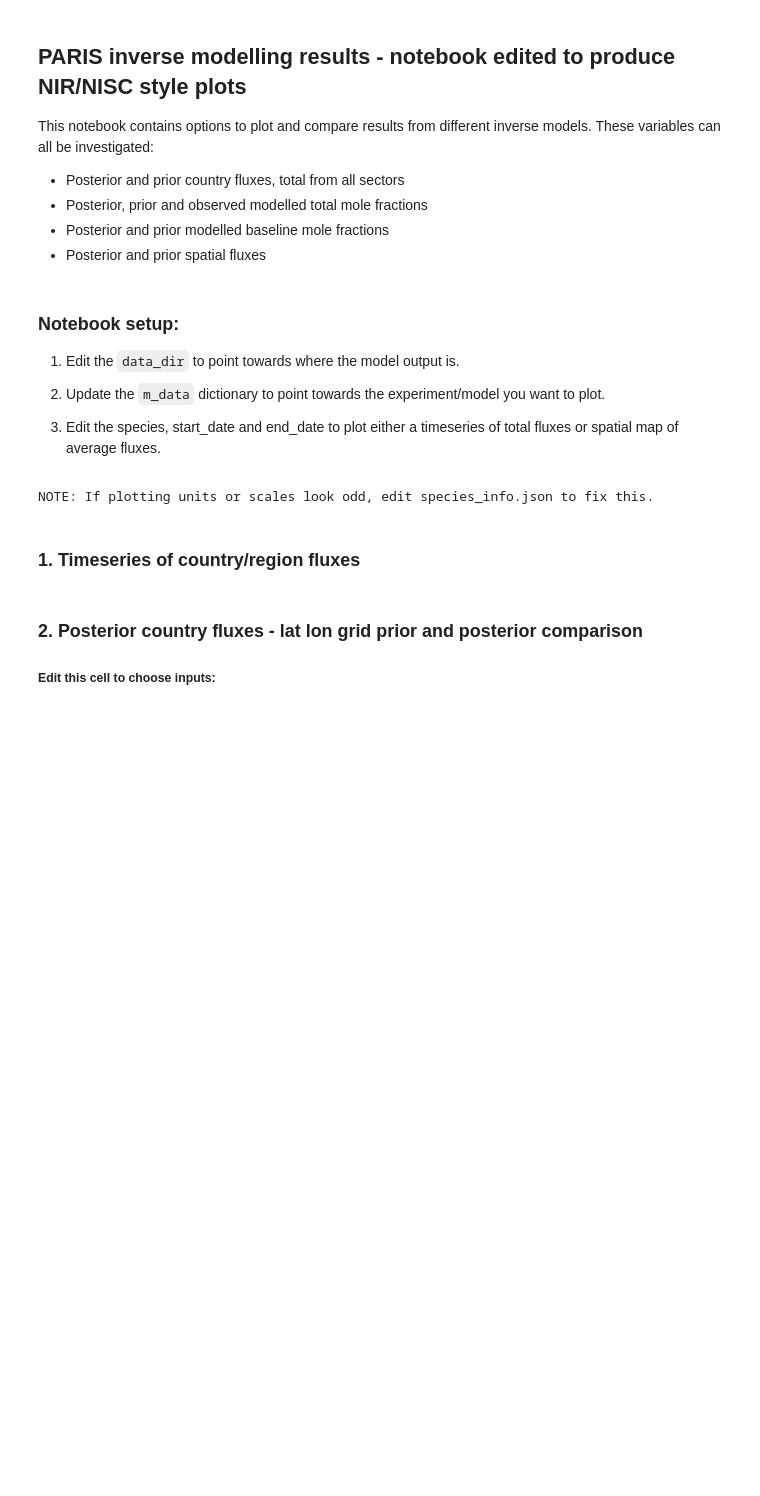
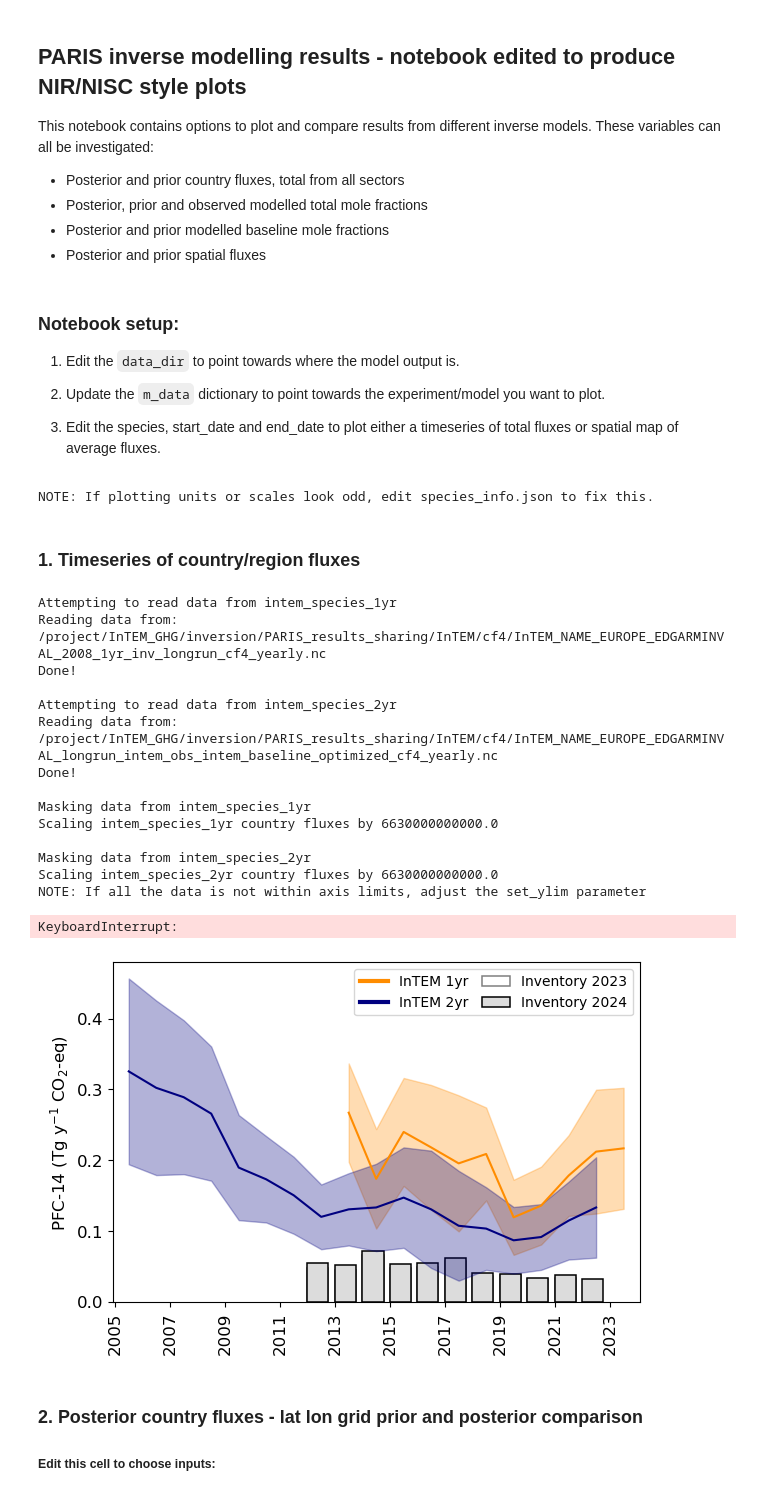
Before and after one commit to openghg/fluxie, a Jupyter notebook: PARIS_inversion_results_NISC.ipynb, the cells around one changed output. Saved outputs shown, nothing was run; the diff lists cells and outputs as text; code cells hidden in the pictures; blank space fills up the shorter version.

```diff
--- a/PARIS_inversion_results_NISC.ipynb
+++ b/PARIS_inversion_results_NISC.ipynb
@@ -95,7 +95,7 @@ NOTE: If plotting units or scales look odd, edit species_info.json to fix this.
 ### edit variables in this block
 #species_all = ['hfc134a','hfc143a','hfc125','hfc32','hfc23','hfc152a','hfc365mfc',
 #              'hfc4310mee','hfc245fa','hfc227ea','pfc218','pfc318','pfc116','cf4']
-species_all = ['nf3']
+species_all = ['cf4']
 #species_all = ['ch4','n2o','sf6','nf3','all_hfc','all_pfc']
 
 for species in species_all:
@@ -178,33 +178,50 @@ for species in species_all:
                         #if a list of floats (e.g. [0,0.1]) applies these limit to all axes
     add_prior_unc = False #if True: plots prior uncertainty as shaded area
     set_global_leg = False #If True, plots one single legend instead of one legend per subplot.
     country_codes_as_titles = False #If True, lists 3-letter country codes under region names in subplot titles
     skip_country_title = True
     plot_separate = True #If True, includes all model results as separate lines
     plot_combined = False #If True, combined results, averaged from all models
     resample = None #If None, no resample is done. Else resample the data to the given period (options 'year' and 'season' for yearly and seasonal averages)
     resample_uncert_correlation = False #If True, uses mean uncertainty during resampling, if False, recalculates uncertainty assuming no correlation
     plot_resample_and_original = False #If True, plots both the resampled and original data
     period_override = None #use to override standard inversion periods, must be a list the same length as models, e.g. ['monthly','yearly']
     plot_grid = False #If True, includes background light grey gridlines
     nir_style_plot = True
     ###################################
 
     fig = func.plot_country_flux(ds_all_flux_scaled,species,regions,
                                 s_data,m_data,model_colors,start_date,end_date,ppt_mode,scale_co2eq,
                                 plot_inventory,inventory_years,data_dir,fix_y_axes,
                                 add_prior_unc,set_global_leg,country_codes_as_titles=country_codes_as_titles,
                                 skip_country_title=skip_country_title,
                                 plot_separate=plot_separate,plot_combined=plot_combined,
                                 resample=resample,resample_uncert_correlation=resample_uncert_correlation,
                                 plot_resample_and_original=plot_resample_and_original,
                                 period_override=period_override,
                                 plot_grid=plot_grid,inventory_start_date=inventory_start_date,
                                 nir_style_plot=nir_style_plot)
 
     output_path = f'/project/InTEM_GHG/inversion/PARIS_results_sharing/plots/2024_11_NISC/{species}_country_flux_annual_longrun_UK.png'
 
     fig.savefig(output_path,bbox_inches='tight',pad_inches=0.2,dpi=300)
+# %% [output]
+Attempting to read data from intem_species_1yr
+Reading data from: /project/InTEM_GHG/inversion/PARIS_results_sharing/InTEM/cf4/InTEM_NAME_EUROPE_EDGARMINVAL_2008_1yr_inv_longrun_cf4_yearly.nc
+Done!
+
+Attempting to read data from intem_species_2yr
+Reading data from: /project/InTEM_GHG/inversion/PARIS_results_sharing/InTEM/cf4/InTEM_NAME_EUROPE_EDGARMINVAL_longrun_intem_obs_intem_baseline_optimized_cf4_yearly.nc
+Done!
+
+Masking data from intem_species_1yr
+Scaling intem_species_1yr country fluxes by 6630000000000.0
+
+Masking data from intem_species_2yr
+Scaling intem_species_2yr country fluxes by 6630000000000.0
+NOTE: If all the data is not within axis limits, adjust the set_ylim parameter
+KeyboardInterrupt:
+[figure, added]
 # %% [markdown]
 ### 2. Posterior country fluxes - lat lon grid prior and posterior comparison
 
```
Also changed, not shown: parts of 4 cells of this notebook, 1 other file.
